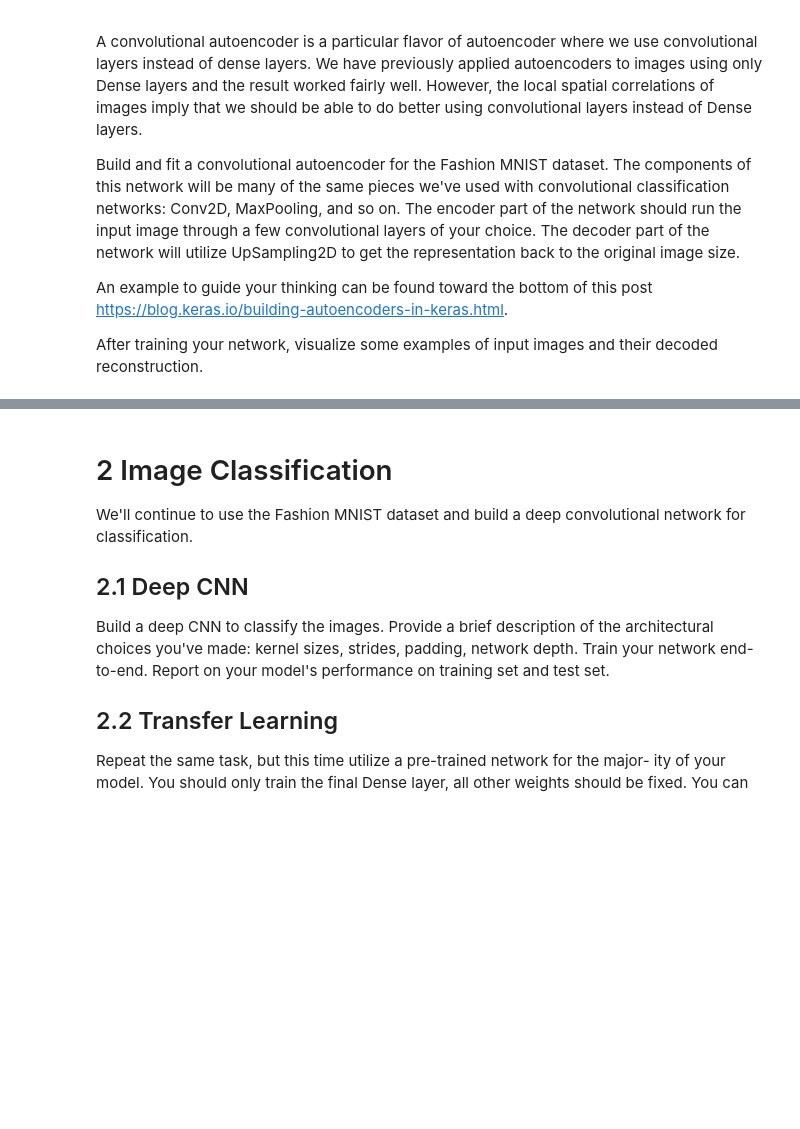
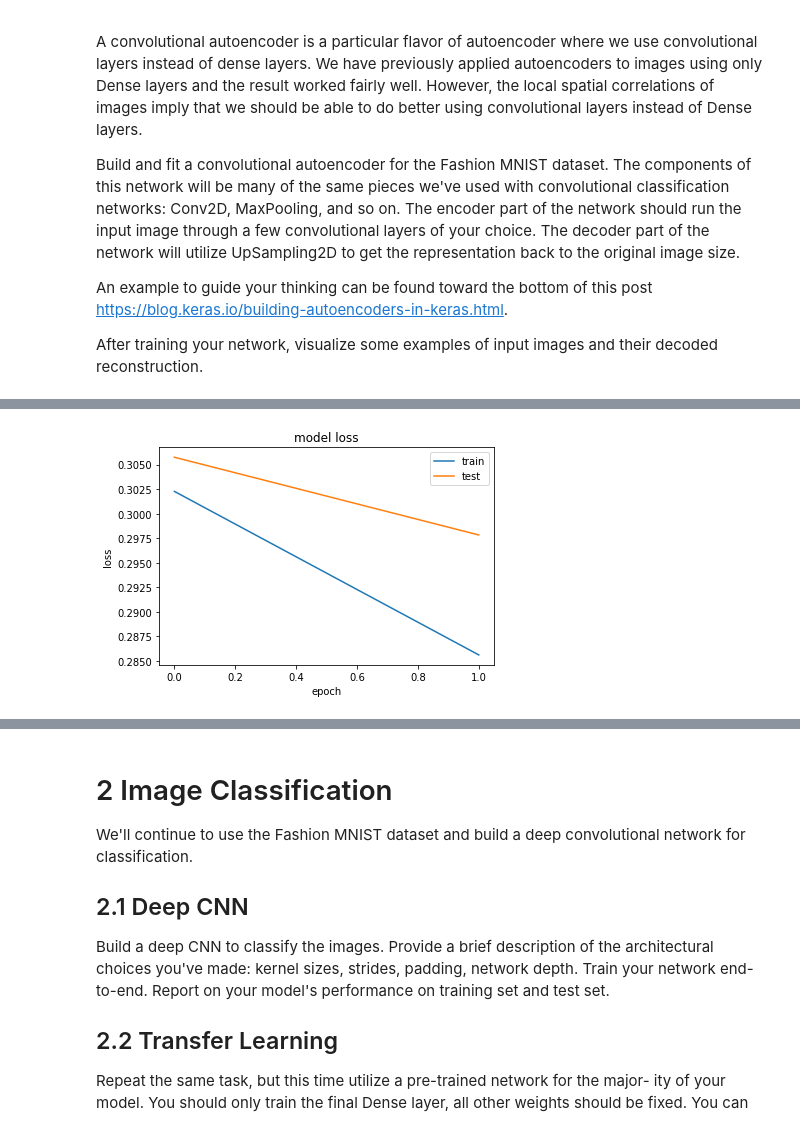
Before and after one commit to WuZhuoran/ANLY-590-Neural-Nets-and-Deep-Learning, a Jupyter notebook: Assignment2/assignment2.ipynb, the cells around one changed output, grey strips where cells are left out. Cells and saved outputs as stored; diff of their text form; code cells hidden in the pictures; blank space fills up the shorter version.

Commit message:
feat: add assignment 1 - 2 solution and 3 data

```diff
--- a/Assignment2/assignment2.ipynb
+++ b/Assignment2/assignment2.ipynb
@@ -29,0 +43,15 @@ their decoded reconstruction.
+# %%
+# Autoencoder
+
+(x_train, y_train), (x_test, y_test) = fashion_mnist.load_data()
+
+x_train = np.reshape(x_train, (len(x_train), 28, 28, 1))
+x_test = np.reshape(x_test, (len(x_test), 28, 28, 1))
+
+# Data normalization
+
+x_train = x_train.astype('float32') / 255
+x_test = x_test.astype('float32') / 255
+
+y_train = np_utils.to_categorical(y_train, 10)
+y_test = np_utils.to_categorical(y_test, 10)
@@ -29,0 +103,5 @@ their decoded reconstruction.
+# %%
+history = autoencoder.fit(x_train, x_train,
+                epochs=2,
+                batch_size=64,
+                validation_data=(x_test, x_test))
@@ -29,0 +114,16 @@ their decoded reconstruction.
+# %%
+# Evaluate
+
+def plot_train_history_loss(history):
+    # summarize history for loss
+    plt.plot(history.history['loss'])
+    plt.plot(history.history['val_loss'])
+    plt.title('model loss')
+    plt.ylabel('loss')
+    plt.xlabel('epoch')
+    plt.legend(['train', 'test'], loc='upper right')
+    plt.show()
+
+plot_train_history_loss(history)
+# %% [output]
+[figure, added]
```
Also changed, not shown: parts of 14 cells of this notebook, 2 other files.
